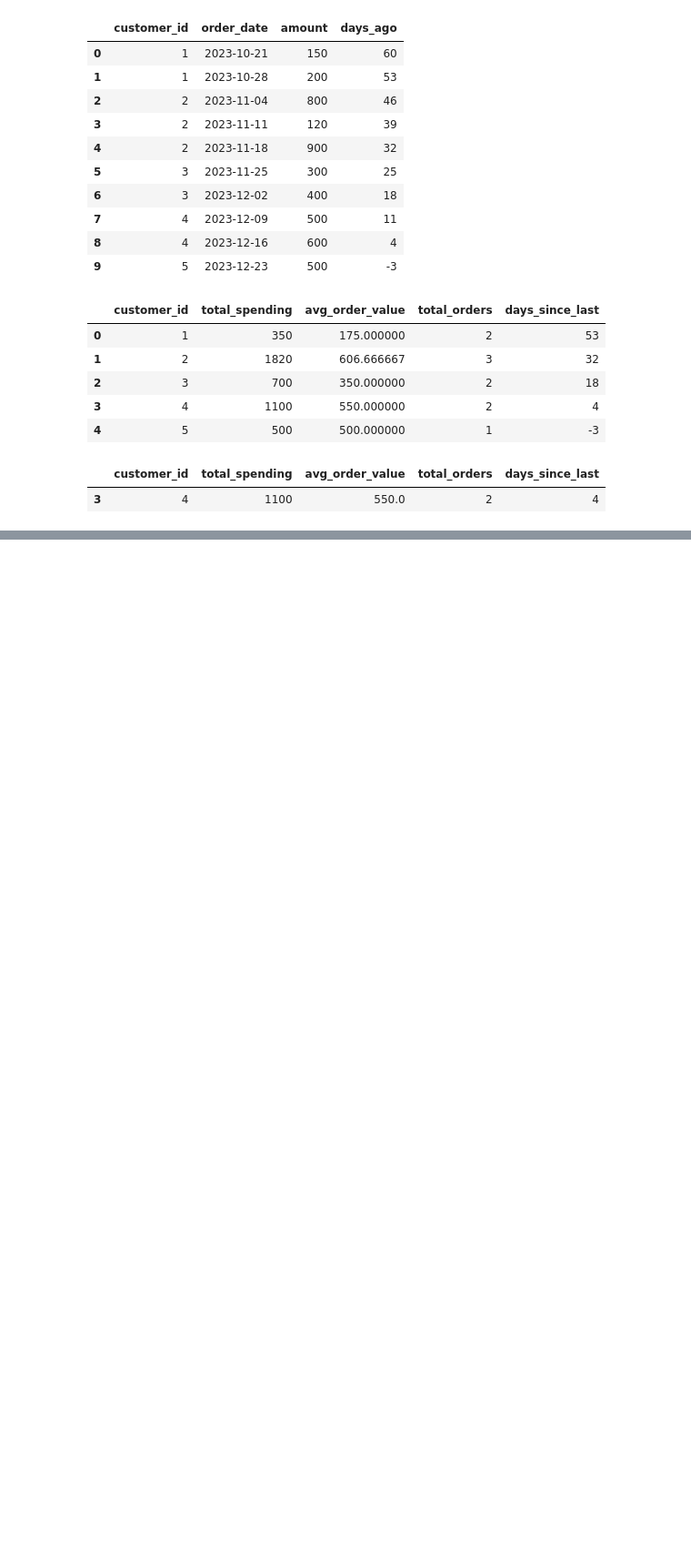
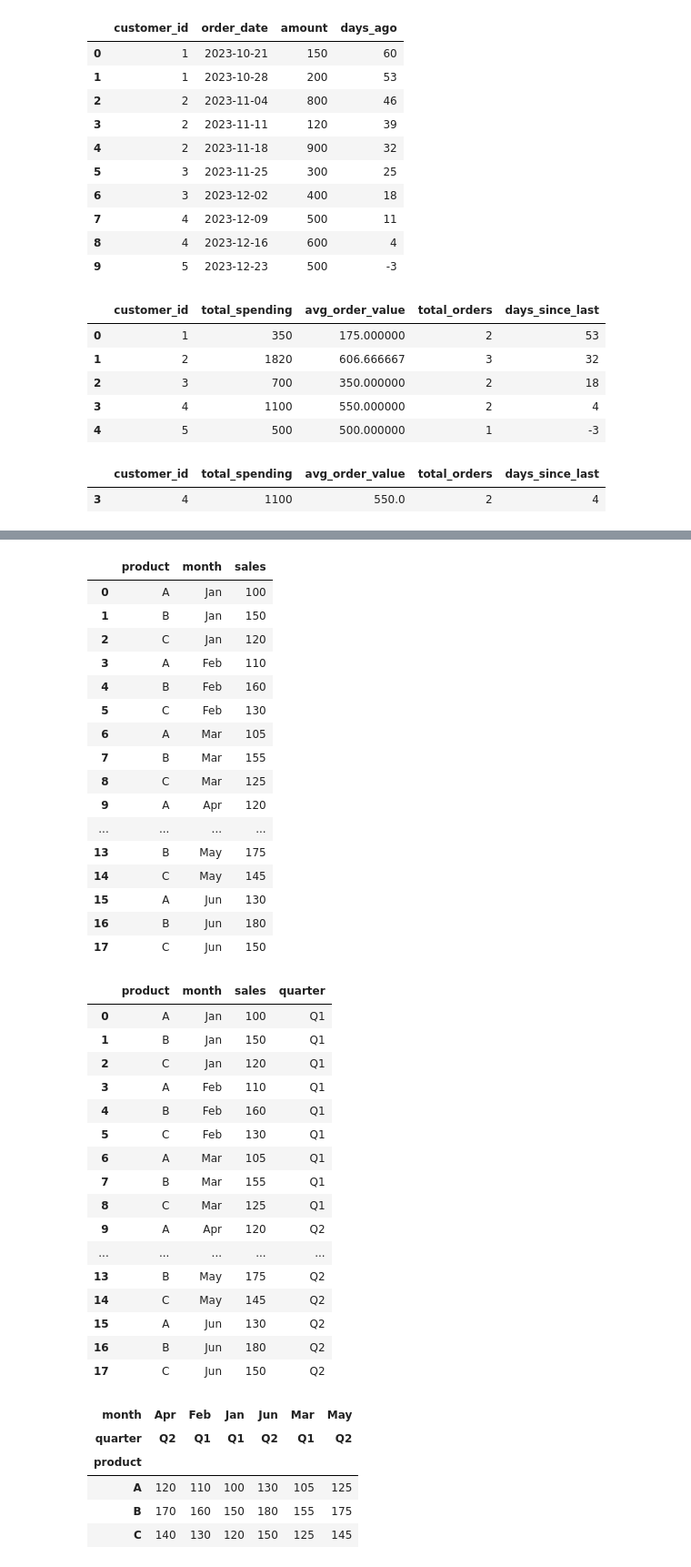
Before and after one commit to maynk22/pandas_practice, a Jupyter notebook: problems/advance_level.ipynb, the cells around one changed output, grey strips where cells are left out. Shown at 91% size. Drawn from its saved outputs; the diff is of its cells as text; code cells hidden in the pictures; blank space fills up the shorter version.

```diff
--- a/problems/advance_level.ipynb
+++ b/problems/advance_level.ipynb
@@ -125,3 +125,28 @@ display(df_output)
 | 4 | 5 | 500 | 500.000000 | 1 | -3 |
 |  | customer_id | total_spending | avg_order_value | total_orders | days_since_last |
 | 3 | 4 | 1100 | 550.0 | 2 | 4 |
+# %%
+#Ques 5: Transform a wide-format dataset to long format, then pivot to show quarterly totals by product.
+
+df_wide = pd.DataFrame({ "product": ["A","B","C"], "Jan":[100,150,120],"Feb":[110,160,130],"Mar":[105,155,125], "Apr":[120,170,140],"May":[125,175,145],"Jun":[130,180,150] })
+display(df_wide)
+df_melt = df_wide.melt(
+                  id_vars='product',
+                  var_name='month',
+                  value_name='sales')
+display(df_melt)
+
+q_map = {"Jan":"Q1","Feb":"Q1","Mar":"Q1","Apr":"Q2","May":"Q2","Jun":"Q2"}
+
+df_melt['quarter'] = df_melt['month'].map(q_map)
+
+display(df_melt)
+
+df_pivot = pd.pivot_table(df_melt,
+                          values='sales',
+                          index='product',
+                          columns=['month', 'quarter'],
+                          aggfunc=sum
+                          )
+display(df_pivot)
+# %% [output]
@@ -127,0 +157,40 @@ display(df_output)
+|  | product | month | sales |
+| 0 | A | Jan | 100 |
+| 1 | B | Jan | 150 |
+| 2 | C | Jan | 120 |
+| 3 | A | Feb | 110 |
+| 4 | B | Feb | 160 |
+| 5 | C | Feb | 130 |
+| 6 | A | Mar | 105 |
+| 7 | B | Mar | 155 |
+| 8 | C | Mar | 125 |
+| 9 | A | Apr | 120 |
+| ... | ... | ... | ... |
+| 13 | B | May | 175 |
+| 14 | C | May | 145 |
+| 15 | A | Jun | 130 |
+| 16 | B | Jun | 180 |
+| 17 | C | Jun | 150 |
+|  | product | month | sales | quarter |
+| 0 | A | Jan | 100 | Q1 |
+| 1 | B | Jan | 150 | Q1 |
+| 2 | C | Jan | 120 | Q1 |
+| 3 | A | Feb | 110 | Q1 |
+| 4 | B | Feb | 160 | Q1 |
+| 5 | C | Feb | 130 | Q1 |
+| 6 | A | Mar | 105 | Q1 |
+| 7 | B | Mar | 155 | Q1 |
+| 8 | C | Mar | 125 | Q1 |
+| 9 | A | Apr | 120 | Q2 |
+| ... | ... | ... | ... | ... |
+| 13 | B | May | 175 | Q2 |
+| 14 | C | May | 145 | Q2 |
+| 15 | A | Jun | 130 | Q2 |
+| 16 | B | Jun | 180 | Q2 |
+| 17 | C | Jun | 150 | Q2 |
+| month | Apr | Feb | Jan | Jun | Mar | May |
+| quarter | Q2 | Q1 | Q1 | Q2 | Q1 | Q2 |
+| product |  |  |  |  |  |  |
+| A | 120 | 110 | 100 | 130 | 105 | 125 |
+| B | 170 | 160 | 150 | 180 | 155 | 175 |
+| C | 140 | 130 | 120 | 150 | 125 | 145 |
```
Also changed, not shown: parts of 1 cell of this notebook, 2 other files.
